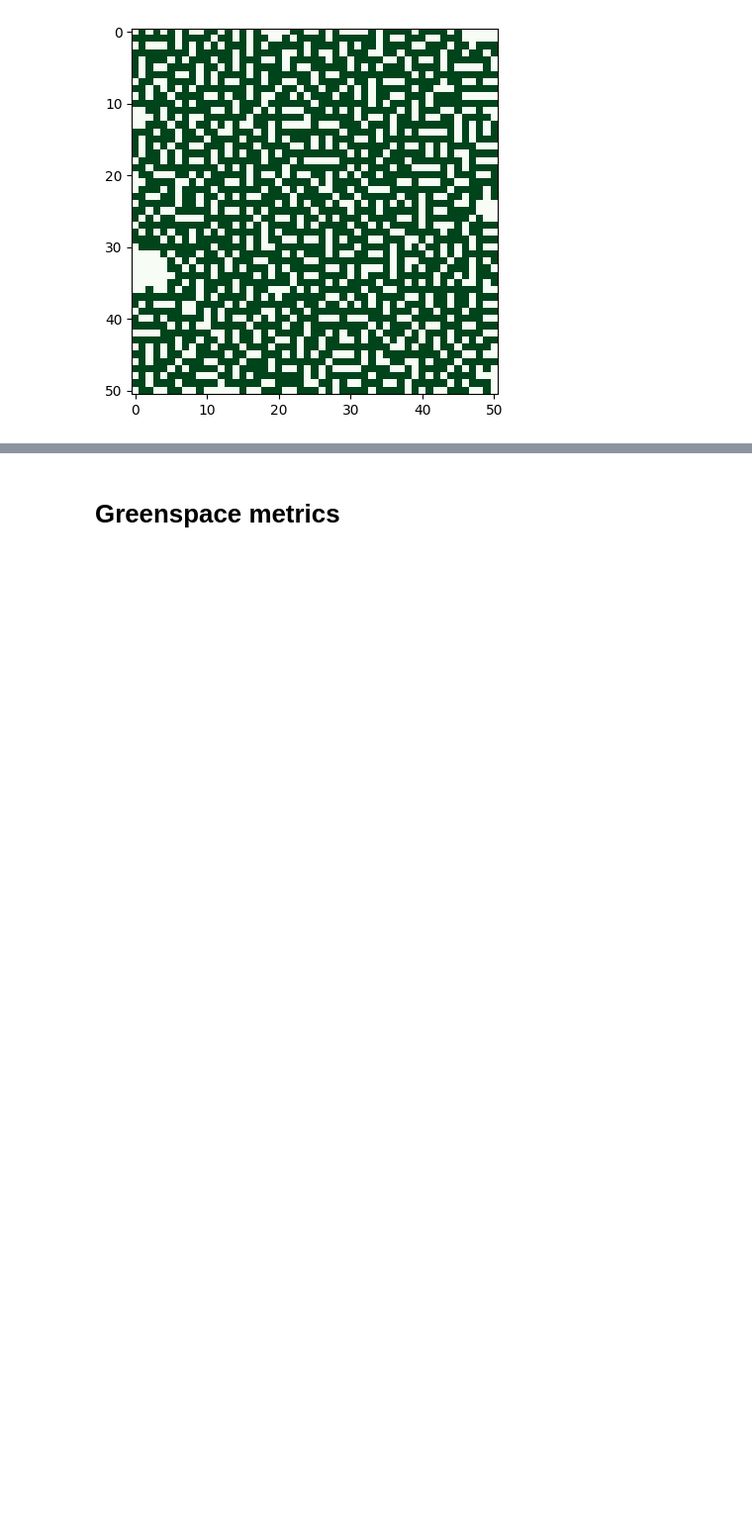
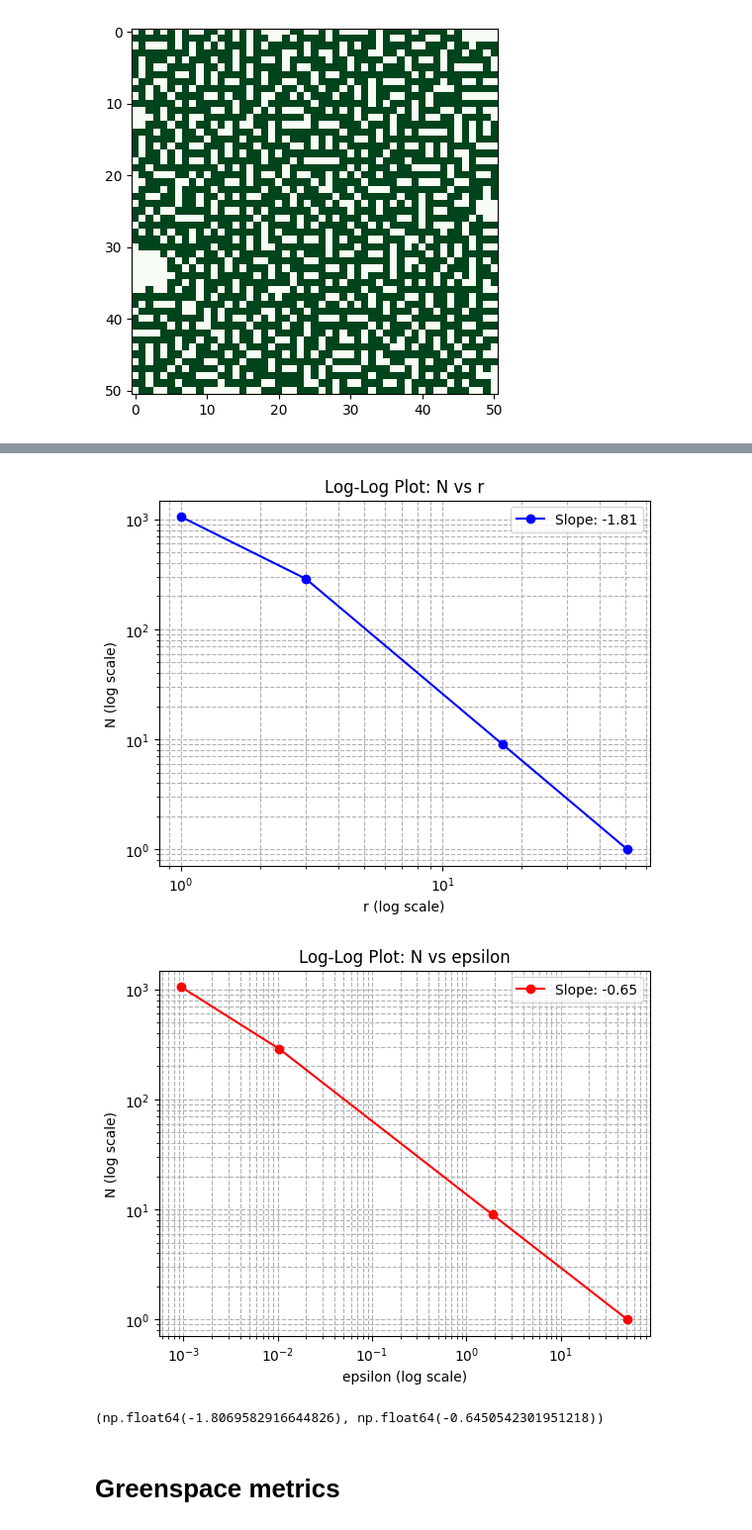
Before and after one commit to nathanielborland/2024Fall-MOCS, a Jupyter notebook: Assignment2CellularAutomata.ipynb, the cells around one changed output, grey strips where cells are left out. Shown at 99% size. Drawn from its saved outputs; the diff is of its cells as text; code cells hidden in the pictures; blank space fills up the shorter version.

```diff
--- a/Assignment2CellularAutomata.ipynb
+++ b/Assignment2CellularAutomata.ipynb
@@ -149,3 +202,41 @@ largest_cluster_size = biggest_greenspace(world)
+# %%
+import numpy as np
+import matplotlib.pyplot as plt
+
+# Data: (r, epsilon, N)
+
+# Extracting the columns into individual arrays
+r = np.array([x[0] for x in res])
+epsilon = np.array([x[1] for x in res])
+N = np.array([x[2] for x in res])
+
+def plot_with_slope(x, y, xlabel, ylabel, title, color='b'):
+    # Perform log-log regression to calculate slope
+    slope, intercept = np.polyfit(np.log10(x), np.log10(y), 1)
+
+    # Plot the data
+    fig, ax = plt.subplots()
+    ax.loglog(x, y, marker='o', linestyle='-', color=color, label=f'Slope: {slope:.2f}')
+    ax.set_xlabel(f'{xlabel} (log scale)')
+    ax.set_ylabel(f'{ylabel} (log scale)')
+    ax.set_title(title)
+    ax.legend()
+    ax.grid(True, which="both", ls="--")
+    return fig, slope
+
+# Create both plots with slopes
+fig1, slope1 = plot_with_slope(r, N, 'r', 'N', 'Log-Log Plot: N vs r', 'b')
+fig2, slope2 = plot_with_slope(epsilon, N, 'epsilon', 'N', 'Log-Log Plot: N vs epsilon', 'r')
+
+# Display plots
+plt.show()
+
+# Print slopes for reference
+slope1, slope2
+# %% [output]
+[figure, added]
+[figure, added]
+(np.float64(-1.8069582916644826), np.float64(-0.6450542301951218))
 # %% [markdown]
 # Greenspace metrics
 # %%
```
Also changed, not shown: parts of 3 cells of this notebook.
